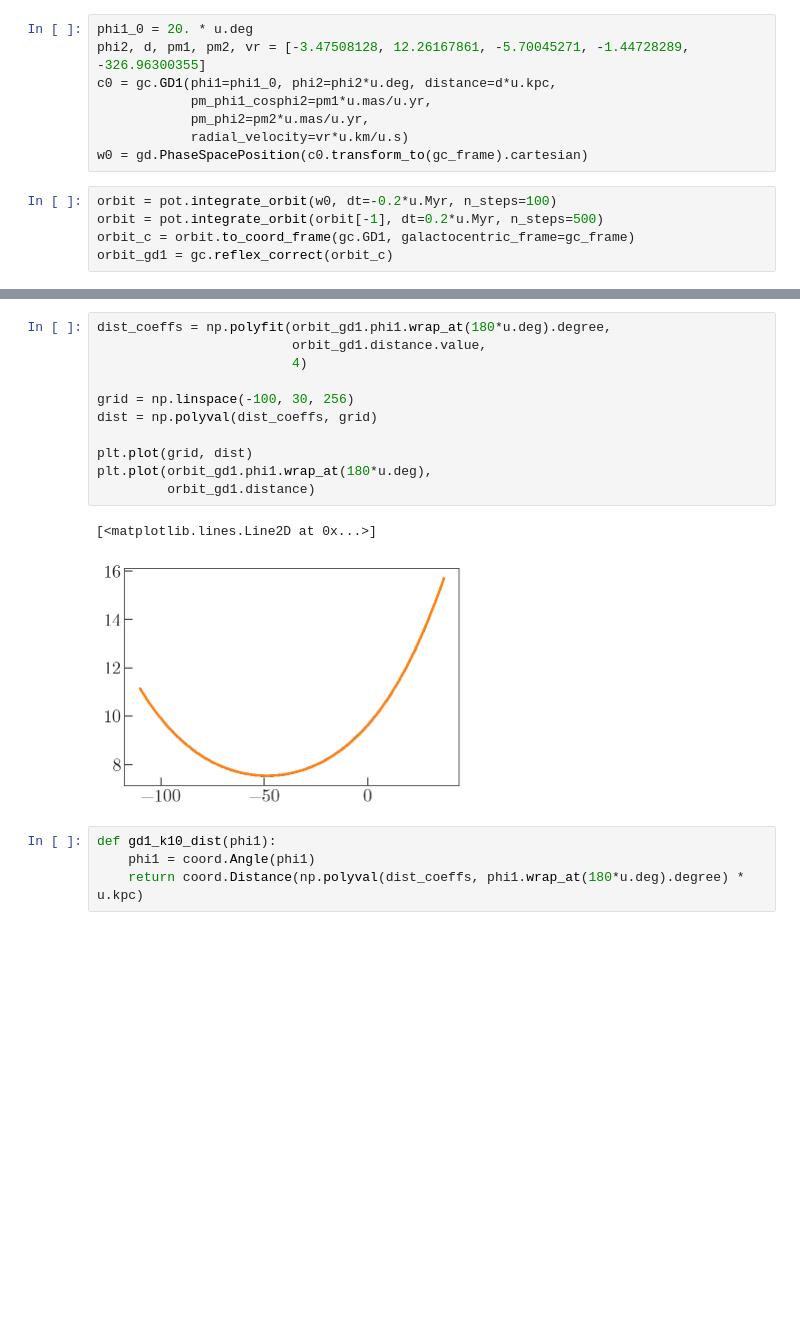
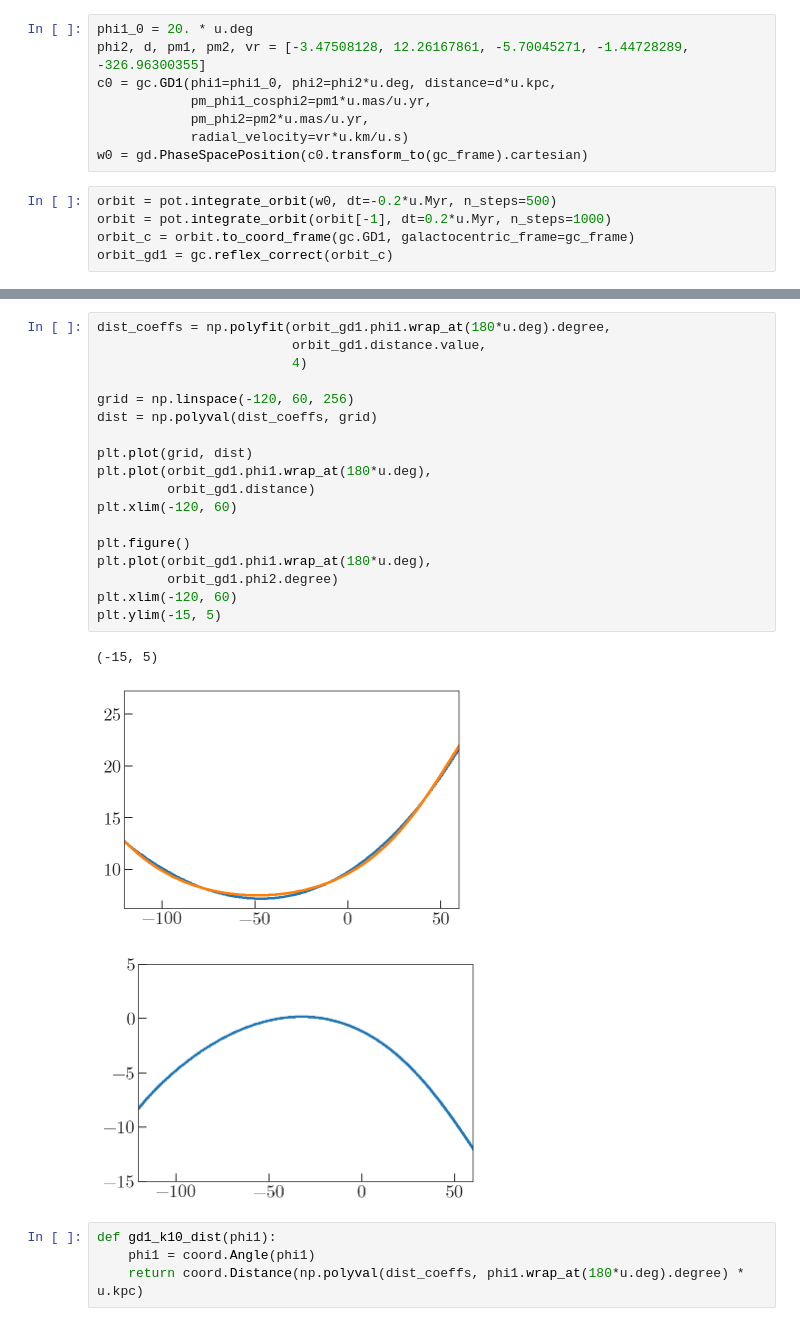
Before and after one commit to adrn/GD1-DR2, a Jupyter notebook: notebooks/Better-selection.ipynb, the cells around one changed output, grey strips where cells are left out. Cells and saved outputs as stored; diff of their text form; blank space fills up the shorter version.

```diff
--- a/notebooks/Better-selection.ipynb
+++ b/notebooks/Better-selection.ipynb
@@ -45,7 +43,7 @@ c0 = gc.GD1(phi1=phi1_0, phi2=phi2*u.deg, distance=d*u.kpc,
             radial_velocity=vr*u.km/u.s)
 w0 = gd.PhaseSpacePosition(c0.transform_to(gc_frame).cartesian)
 # %%
-orbit = pot.integrate_orbit(w0, dt=-0.2*u.Myr, n_steps=100)
-orbit = pot.integrate_orbit(orbit[-1], dt=0.2*u.Myr, n_steps=500)
+orbit = pot.integrate_orbit(w0, dt=-0.2*u.Myr, n_steps=500)
+orbit = pot.integrate_orbit(orbit[-1], dt=0.2*u.Myr, n_steps=1000)
 orbit_c = orbit.to_coord_frame(gc.GD1, galactocentric_frame=gc_frame)
 orbit_gd1 = gc.reflex_correct(orbit_c)
@@ -52,17 +61,25 @@ orbit_gd1 = gc.reflex_correct(orbit_c)
 # %%
 dist_coeffs = np.polyfit(orbit_gd1.phi1.wrap_at(180*u.deg).degree,
                          orbit_gd1.distance.value,
                          4)
 
-grid = np.linspace(-100, 30, 256)
+grid = np.linspace(-120, 60, 256)
 dist = np.polyval(dist_coeffs, grid)
 
 plt.plot(grid, dist)
 plt.plot(orbit_gd1.phi1.wrap_at(180*u.deg),
          orbit_gd1.distance)
+plt.xlim(-120, 60)
+
+plt.figure()
+plt.plot(orbit_gd1.phi1.wrap_at(180*u.deg),
+         orbit_gd1.phi2.degree)
+plt.xlim(-120, 60)
+plt.ylim(-15, 5)
 # %% [output]
-[<matplotlib.lines.Line2D at 0x...>]
+(-15, 5)
-[figure, old version]
+[figure, new version]
+[figure, added]
 # %%
 def gd1_k10_dist(phi1):
     phi1 = coord.Angle(phi1)
```
Also changed, not shown: parts of 39 cells of this notebook.
